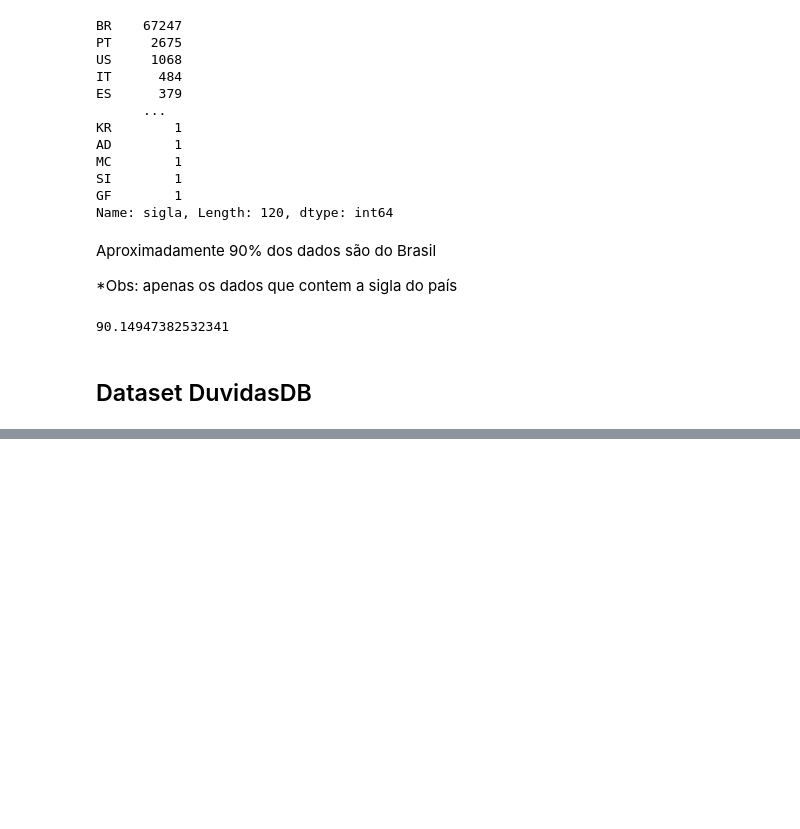
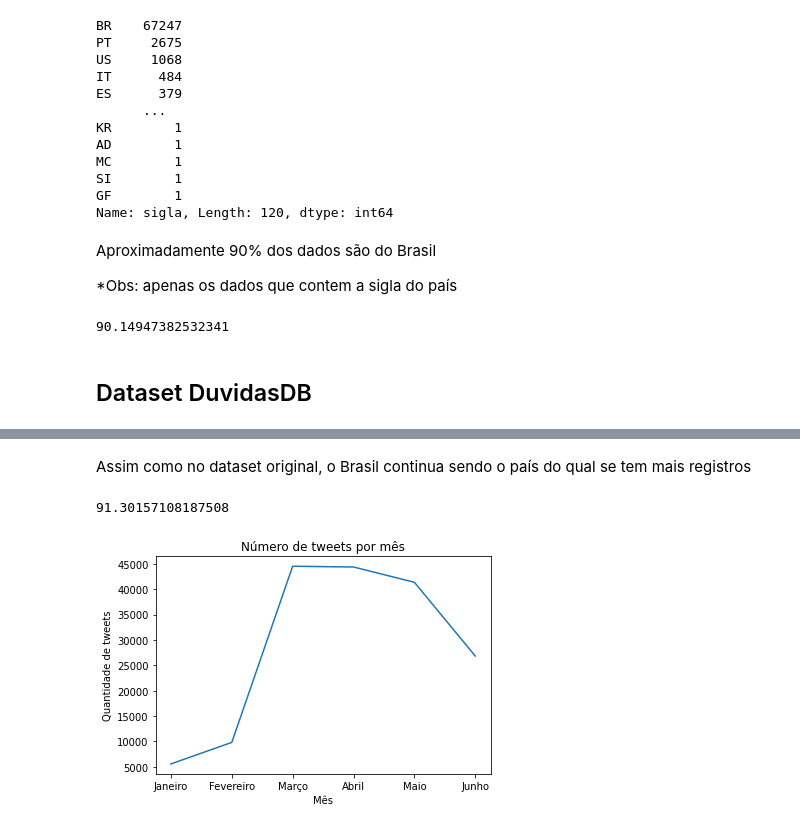
Before and after one commit to Mirnada/Covid_19, a Jupyter notebook: Covid_19.ipynb, the cells around one changed output, grey strips where cells are left out. Drawn from its saved outputs; the diff is of its cells as text; code cells hidden in the pictures; blank space fills up the shorter version.

```diff
--- a/Covid_19.ipynb
+++ b/Covid_19.ipynb
@@ -459,0 +147,17 @@ for cont in enumerate(texto_quebra):
+# %%
+duvidasDB = df[df['texto'].str.contains('?', regex=False)].copy()
+
+# resetando o indice do dataset
+duvidasDB.reset_index(drop=True, inplace=True)
+# todas as letras convertidas para minúsculas
+duvidasDB['texto'] = duvidasDB.texto.str.lower()
+# retirada dos carecteres acentuadas por seus respectivos carecteres sem acento
+duvidasDB['texto'] = duvidasDB.texto.apply(lambda txt: normalize('NFKD', txt).encode('ASCII','ignore').decode('ASCII'))
+# Convertendo o tipo do campo data em datetime
+duvidasDB['data'] = pd.to_datetime(duvidasDB['data'])
+# Ordenando os tweets por data
+duvidasDB.sort_values('data', inplace=True)
+# resetando os indixes
+duvidasDB.reset_index(drop=True, inplace=True)
+
+duvidasDB.head()
@@ -459,0 +254,17 @@ for cont in enumerate(texto_quebra):
+# %% [markdown]
+Assim como no dataset original, o Brasil continua sendo o país do qual se tem mais registros
+# %%
+(duvidasDB['pais'].value_counts()['Brazil']/duvidasDB['pais'].value_counts().sum())*100
+# %% [output]
+91.30157108187508
+# %%
+# perído de mais tweets
+tweetMonth = duvidasDB.groupby(duvidasDB['data'].dt.month)['texto'].count()
+
+plt.title('Número de tweets por mês')
+plt.xlabel('Mês')
+plt.ylabel('Quantidade de tweets')
+plt.plot([month[index] for index in tweetMonth.index],tweetMonth.values)
+plt.show()
+# %% [output]
+[figure, added]
```
Also changed, not shown: parts of 67 cells of this notebook.
